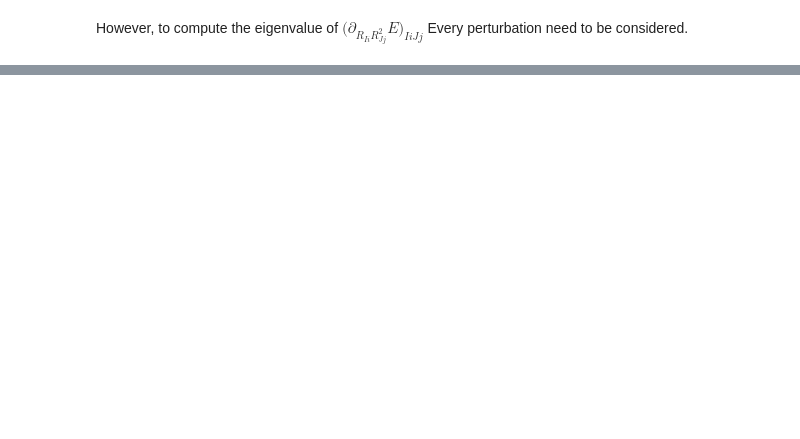
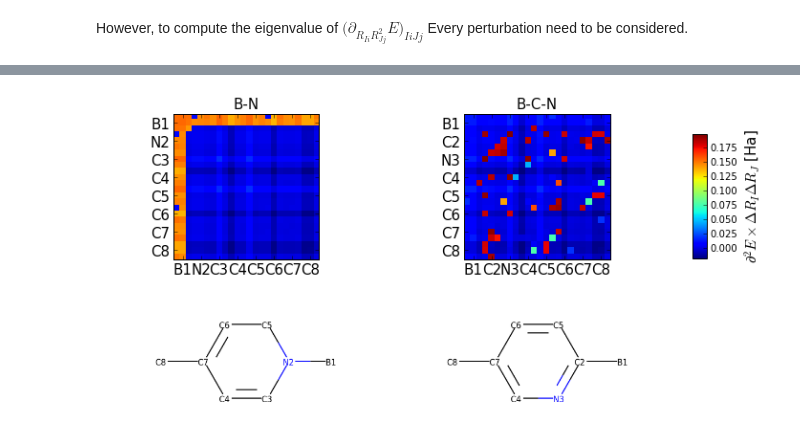
Before and after one commit to SamKChang/phononic_Tc_20170712, a Jupyter notebook: 01_finiteDifferenceTest/structure_test.ipynb, the cells around one changed output, grey strips where cells are left out. Cells and saved outputs as stored; diff of their text form; code cells hidden in the pictures; blank space fills up the shorter version.

```diff
--- a/01_finiteDifferenceTest/structure_test.ipynb
+++ b/01_finiteDifferenceTest/structure_test.ipynb
@@ -399,0 +435,45 @@ However, to compute the eigenvalue of $\big(\partial_{R_{Ii}R_{Jj}^2}E\big)_{IiJ
+# %%
+def Hessians_plot(Hessians, ax1, ax2, ax3, ax4):
+
+    vmin, vmax = np.nanmin([Hessians]), np.nanmax([Hessians])
+
+    atom_labels = [[], []]
+    mol_tar_list = [mol_BN1, mol_BN2]
+    for i in range(len(mol_tar_list)):
+        mol = mol_tar_list[i]
+        atom_labels[i] = [
+            '%s%d' % (mol.type_list[j], j+1) for j in range(mol.N)
+        ]
+
+    im = ax1.imshow(Hessians[0], interpolation='nearest', vmin=vmin, vmax=vmax)
+    im = ax2.imshow(Hessians[1], interpolation='nearest', vmin=vmin, vmax=vmax)
+
+    cax = fig.add_axes([0.95, 0.55, 0.02, 0.3])
+    cb = fig.colorbar(im, cax=cax)
+    cb.set_label(r'$\partial^2 E\times \Delta R_I\Delta R_J$ [Ha]', fontsize=15)
+    ax1.set_title('B-N', fontsize=15)
+    ax2.set_title('B-C-N', fontsize=15)
+
+    ax1.set_xticks(range(1, 24, 3))
+    ax1.set_yticks(range(1, 24, 3))
+    ax2.set_xticks(range(1, 24, 3))
+    ax2.set_yticks(range(1, 24, 3))
+
+    ax1.set_xticklabels(atom_labels[0], fontsize=15)
+    ax1.set_yticklabels(atom_labels[0], fontsize=15)
+    ax2.set_xticklabels(atom_labels[1], fontsize=15)
+    ax2.set_yticklabels(atom_labels[1], fontsize=15)
+
+    # 'BN1.png' and 'BN2.png' are gnee
+    BN1_img = mtp.image.imread('BN1.png')
+    ax3.imshow(BN1_img)
+    ax3.axis('off')
+
+    BN2_img = mtp.image.imread('BN2.png')
+    ax4.imshow(BN2_img)
+    ax4.axis('off')
+# %%
+fig, [[ax1, ax2],[ax3, ax4]] = plt.subplots(2,2,figsize=(10, 6))
+Hessians_plot(Hessians_tar, ax1, ax2, ax3, ax4)
+# %% [output]
+[figure, added]
```
Also changed, not shown: parts of 16 cells of this notebook, 3 other files.
